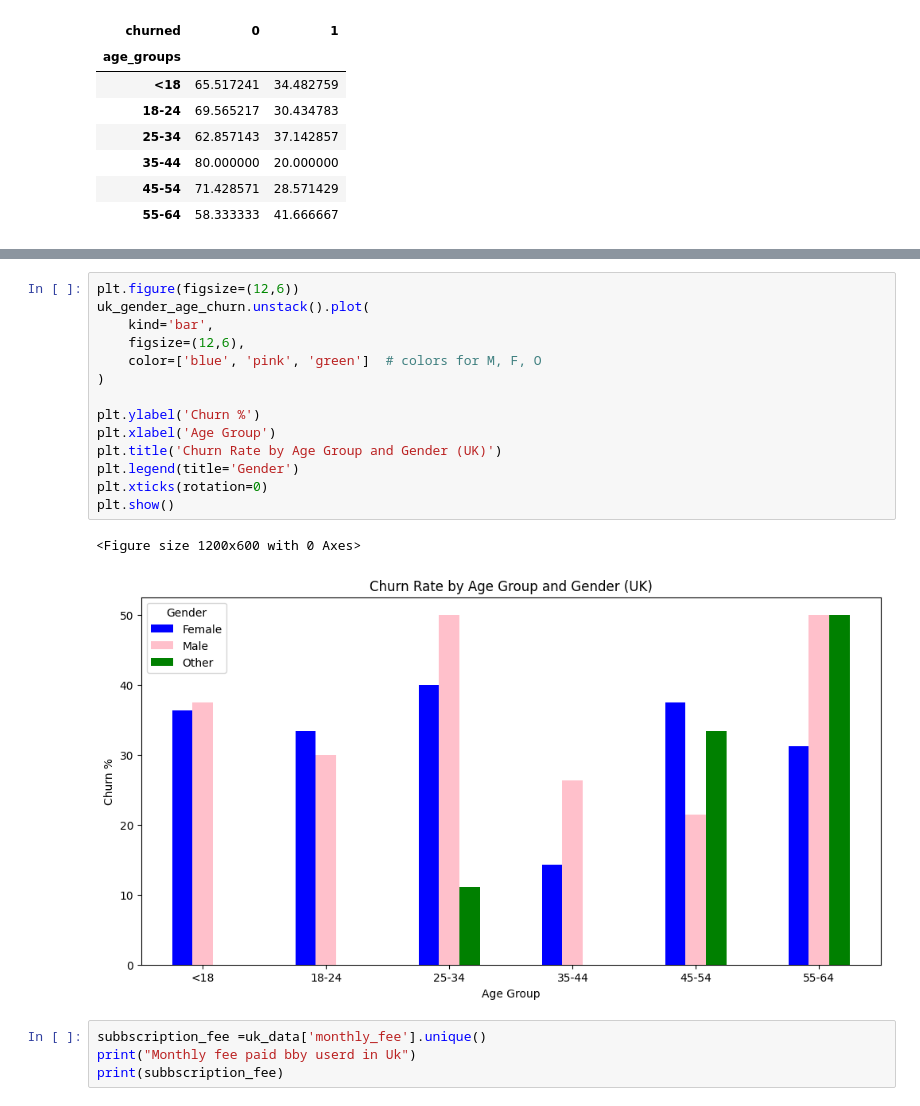
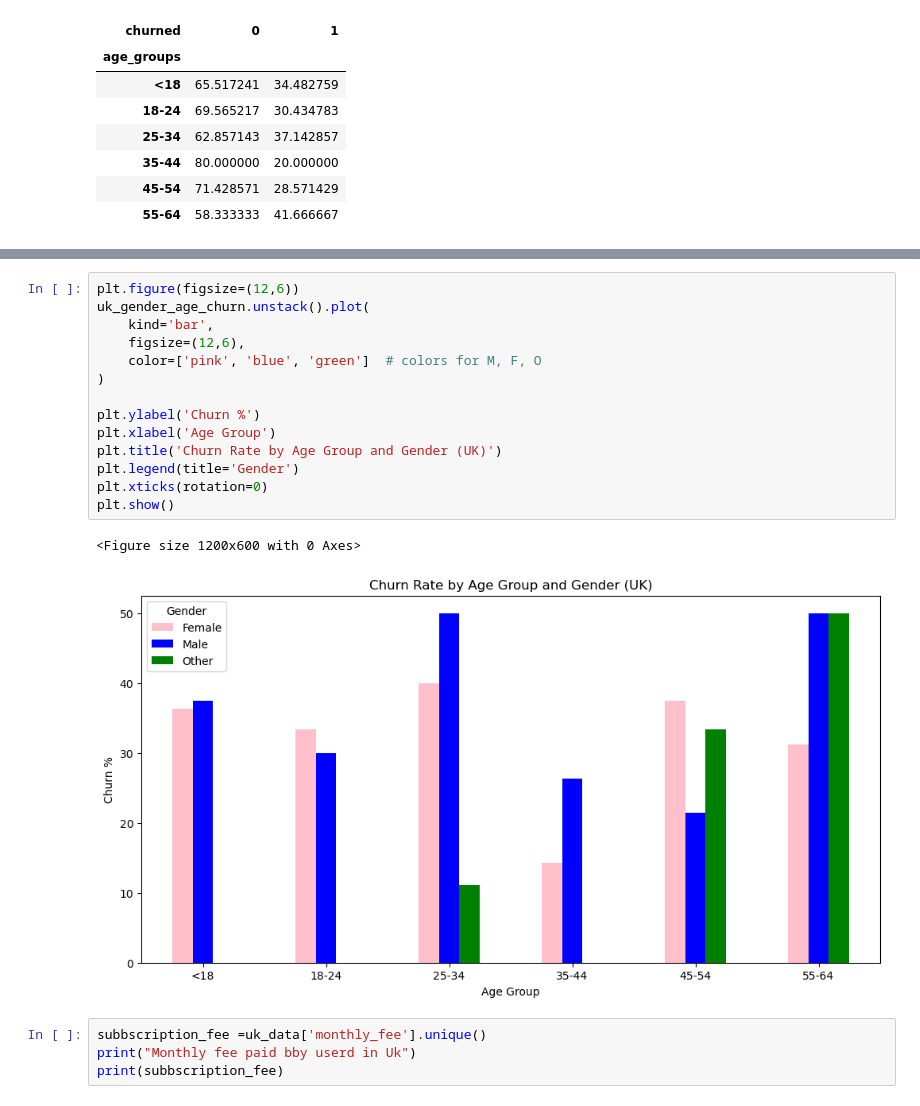
Before and after one commit to mirajgansi/IoA_Autum_sprint, a Jupyter notebook: notebook/analysis.ipynb, the cells around one changed output, grey strips where cells are left out. Cells and saved outputs as stored; diff of their text form.

```diff
--- a/notebook/analysis.ipynb
+++ b/notebook/analysis.ipynb
@@ -191,20 +194,20 @@ Name: 1, dtype: float64
 # %%
 plt.figure(figsize=(12,6))
 uk_gender_age_churn.unstack().plot(
     kind='bar',
     figsize=(12,6),
-    color=['blue', 'pink', 'green']  # colors for M, F, O
+    color=['pink', 'blue', 'green']  # colors for M, F, O
 )
 
 plt.ylabel('Churn %')
 plt.xlabel('Age Group')
 plt.title('Churn Rate by Age Group and Gender (UK)')
 plt.legend(title='Gender')
 plt.xticks(rotation=0)
 plt.show()
 # %% [output]
 <Figure size 1200x600 with 0 Axes>
-[figure, old version]
+[figure, new version]
 # %%
 subbscription_fee =uk_data['monthly_fee'].unique()
 print("Monthly fee paid bby userd in Uk")
```
Also changed, not shown: parts of 17 cells of this notebook, 1 other file.
